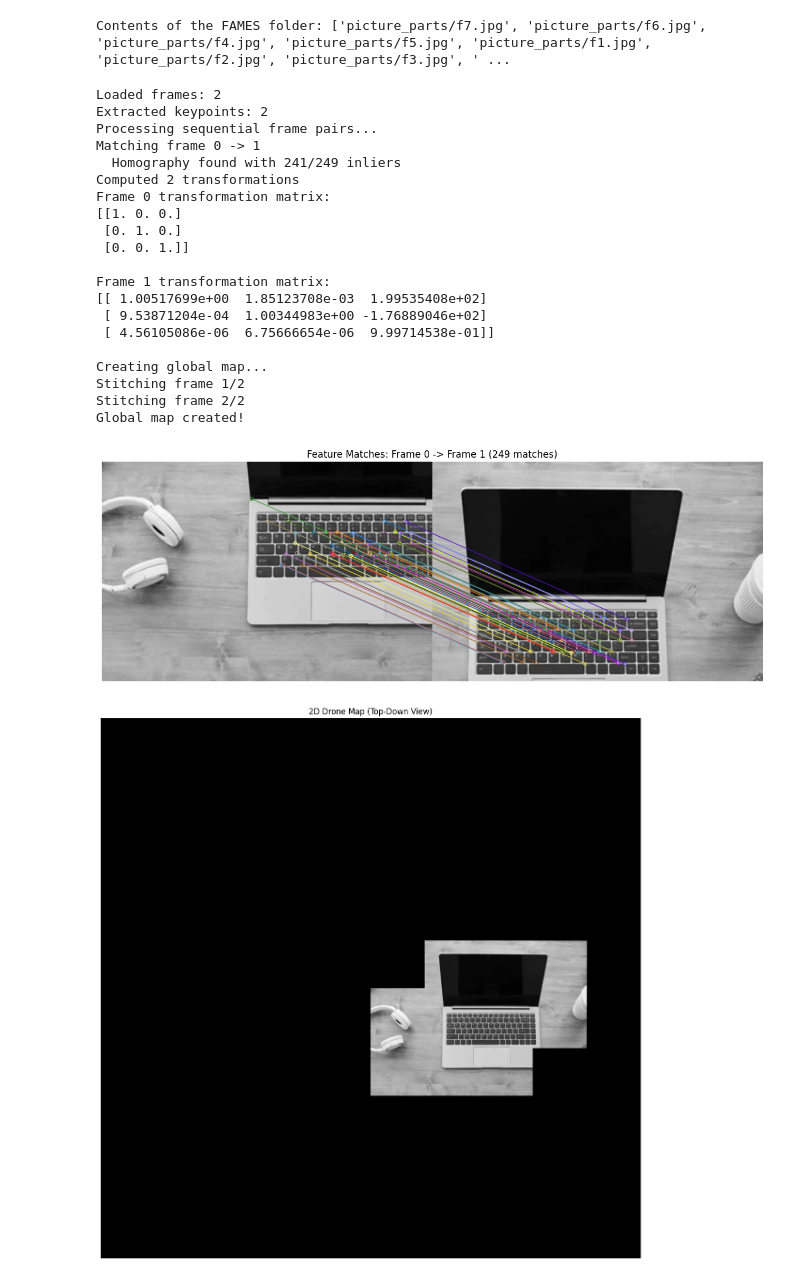
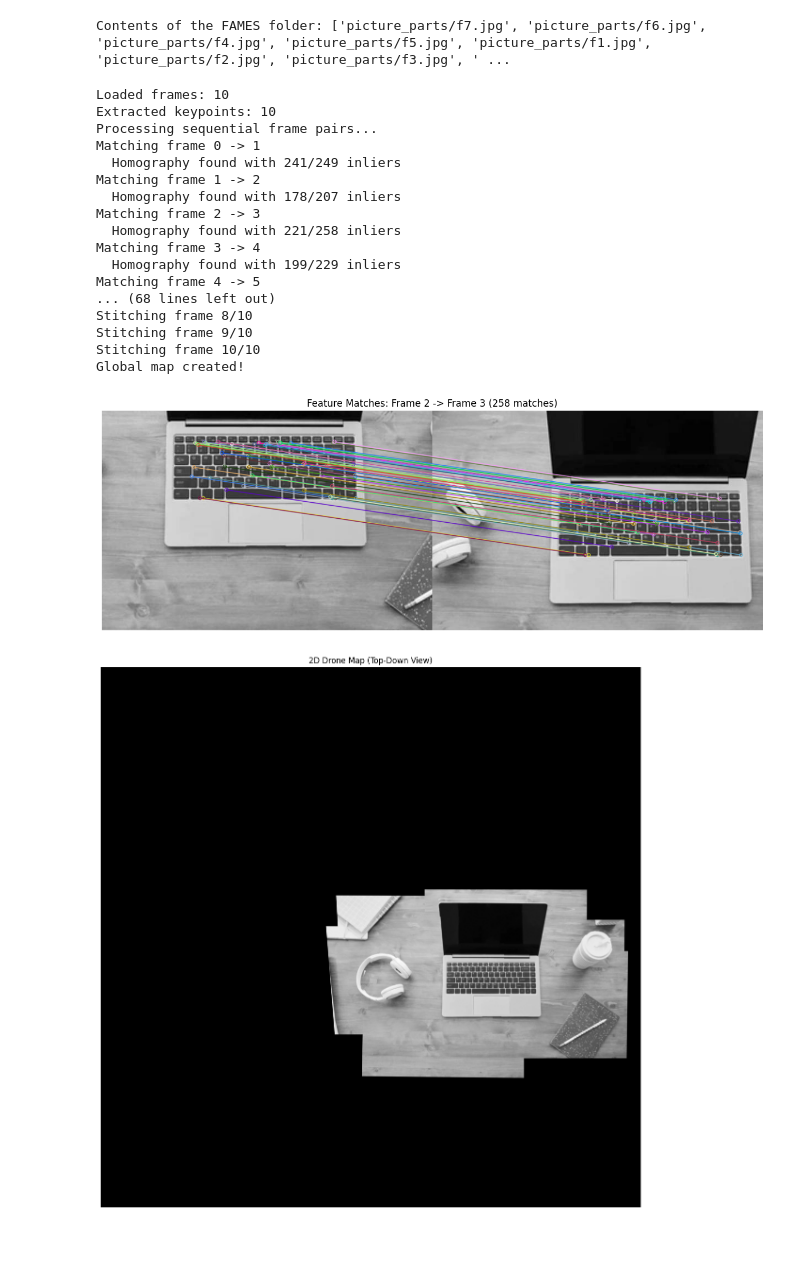
Before and after one commit to tomashobza/slam_notebooks, a Jupyter notebook: mapping.ipynb, the cells around one changed output. Drawn from its saved outputs; the diff is of its cells as text; code cells hidden in the pictures; blank space fills up the shorter version.

```diff
--- a/mapping.ipynb
+++ b/mapping.ipynb
@@ -195,49 +196,46 @@ class FramesMapper:
         for i, transform in enumerate(self.transformations):
             print(f"Frame {i} transformation matrix:")
             print(transform)
             print()
 
     def visualize_map(self):
         """Display the global map"""
         if self.global_map is None:
             print("No global map to visualize")
             return
 
         plt.figure(figsize=(12, 12))
         plt.imshow(self.global_map, cmap='gray')
         plt.title('2D Drone Map (Top-Down View)')
         plt.axis('off')
         plt.tight_layout()
         plt.show()
 
 # Example usage:
 mapper = FramesMapper()
 mapper.load_frames(frames)
 mapper.process_sequential_matching()
 mapper.debug_transformations()  # Add this to see what's happening
 mapper.create_global_map()
-mapper.visualize_feature_matches(0, 1)
+mapper.visualize_feature_matches(2, 3)
 mapper.visualize_map()
 # %% [output]
-Loaded frames: 2
-Extracted keypoints: 2
+Loaded frames: 10
+Extracted keypoints: 10
 Processing sequential frame pairs...
 Matching frame 0 -> 1
   Homography found with 241/249 inliers
-Computed 2 transformations
-Frame 0 transformation matrix:
-[[1. 0. 0.]
- [0. 1. 0.]
- [0. 0. 1.]]
-
-Frame 1 transformation matrix:
-[[ 1.00517699e+00  1.85123708e-03  1.99535408e+02]
- [ 9.53871204e-04  1.00344983e+00 -1.76889046e+02]
- [ 4.56105086e-06  6.75666654e-06  9.99714538e-01]]
-
-Creating global map...
-Stitching frame 1/2
-Stitching frame 2/2
+Matching frame 1 -> 2
+  Homography found with 178/207 inliers
+Matching frame 2 -> 3
+  Homography found with 221/258 inliers
+Matching frame 3 -> 4
+  Homography found with 199/229 inliers
+Matching frame 4 -> 5
+... (68 lines left out)
+Stitching frame 8/10
+Stitching frame 9/10
+Stitching frame 10/10
 Global map created!
-[figure, old version]
+[figure, new version]
-[figure, old version]
+[figure, new version]
```
Also changed, not shown: parts of 1 cell of this notebook.
